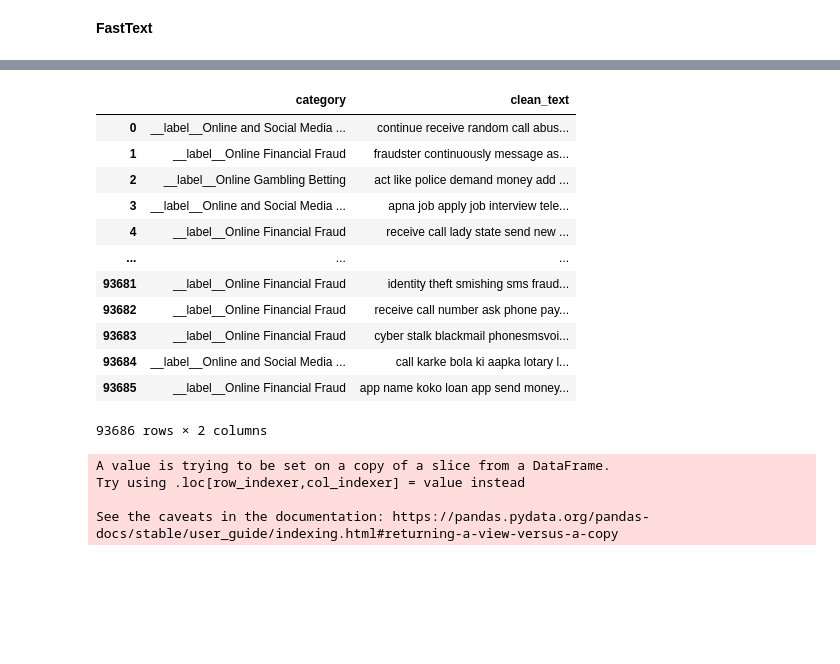
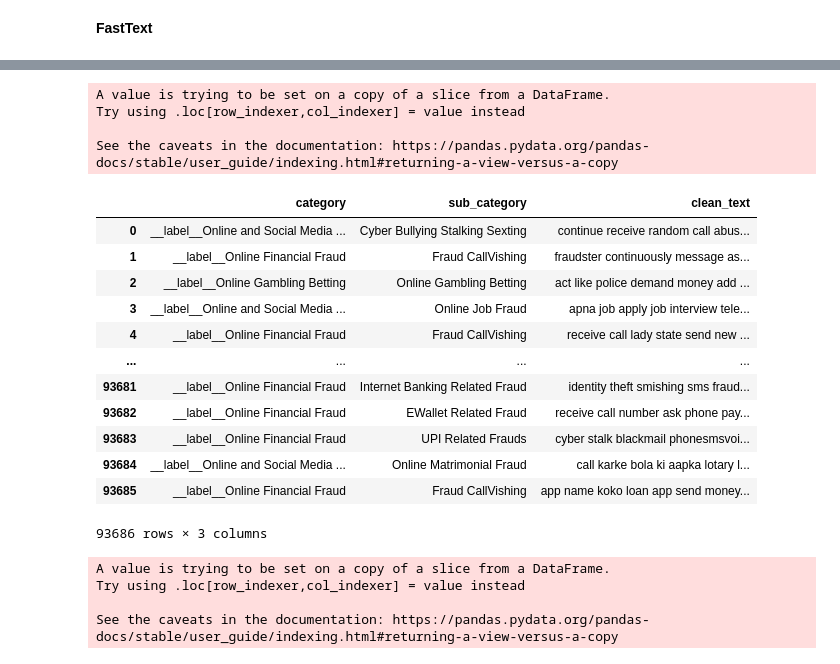
Before and after one commit to pgothand/IndiaAI_CyberGuard_AI_Hackathon, a Jupyter notebook: eda_preprocss_model_selection_train_model.ipynb, the cells around one changed output, grey strips where cells are left out. Saved outputs shown, nothing was run; the diff lists cells and outputs as text; code cells hidden in the pictures; blank space fills up the shorter version.

```diff
--- a/eda_preprocss_model_selection_train_model.ipynb
+++ b/eda_preprocss_model_selection_train_model.ipynb
@@ -479,5 +527,5 @@ Precision is ill-defined and being set to 0.0 in labels with no predicted sample
 # %%
 df = pd.read_csv("category_and_cleandata.csv")
-df_train = df[['category','clean_text']]
+df_train = df[['category','sub_category','clean_text']]
 df_train
 # %% [output]
@@ -505,0 +554,4 @@ Requirement already satisfied: numpy in c:\users\2000137985\onedrive - hexaware
+# %%
+# df_train['category'] = df_train['category'].astype(str) +" "+df_train['sub_category'].astype(str)
+df_train['category'] = df_train['category'].astype(str)
+df_train
@@ -506,20 +591,25 @@ Requirement already satisfied: numpy in c:\users\2000137985\onedrive - hexaware
 # %%
-df_train.iloc[:, 0] = df_train.iloc[:, 0].apply(lambda x: '__label__' + x)
+# df_train.iloc['category'] = df_train['category'].apply(lambda x: f'__label__{x}')
+df_train['category'] = ['__label__' + str(cat) for cat in df_train['category']]
 df_train
 # %% [output]
+A value is trying to be set on a copy of a slice from a DataFrame.
+Try using .loc[row_indexer,col_indexer] = value instead
+
+See the caveats in the documentation: https://pandas.pydata.org/pandas-docs/stable/user_guide/indexing.html#returning-a-view-versus-a-copy
-|  | category | clean_text |
-| 0 | __label__Online and Social Media ... | continue receive random call abus... |
-| 1 | __label__Online Financial Fraud | fraudster continuously message as... |
-| 2 | __label__Online Gambling Betting | act like police demand money add ... |
-| 3 | __label__Online and Social Media ... | apna job apply job interview tele... |
-| 4 | __label__Online Financial Fraud | receive call lady state send new ... |
-| ... | ... | ... |
-| 93681 | __label__Online Financial Fraud | identity theft smishing sms fraud... |
-| 93682 | __label__Online Financial Fraud | receive call number ask phone pay... |
-| 93683 | __label__Online Financial Fraud | cyber stalk blackmail phonesmsvoi... |
-| 93684 | __label__Online and Social Media ... | call karke bola ki aapka lotary l... |
-| 93685 | __label__Online Financial Fraud | app name koko loan app send money... |
+|  | category | sub_category | clean_text |
+| 0 | __label__Online and Social Media ... | Cyber Bullying Stalking Sexting | continue receive random call abus... |
+| 1 | __label__Online Financial Fraud | Fraud CallVishing | fraudster continuously message as... |
+| 2 | __label__Online Gambling Betting | Online Gambling Betting | act like police demand money add ... |
+| 3 | __label__Online and Social Media ... | Online Job Fraud | apna job apply job interview tele... |
+| 4 | __label__Online Financial Fraud | Fraud CallVishing | receive call lady state send new ... |
+| ... | ... | ... | ... |
+| 93681 | __label__Online Financial Fraud | Internet Banking Related Fraud | identity theft smishing sms fraud... |
+| 93682 | __label__Online Financial Fraud | EWallet Related Fraud | receive call number ask phone pay... |
+| 93683 | __label__Online Financial Fraud | UPI Related Frauds | cyber stalk blackmail phonesmsvoi... |
+| 93684 | __label__Online and Social Media ... | Online Matrimonial Fraud | call karke bola ki aapka lotary l... |
+| 93685 | __label__Online Financial Fraud | Fraud CallVishing | app name koko loan app send money... |
-93686 rows × 2 columns
+93686 rows × 3 columns
 # %%
 df_train['category_crime_info'] = df_train['category']+" "+df_train['clean_text']
 # %% [output]
```
Also changed, not shown: parts of 37 cells of this notebook, 2 other files.
